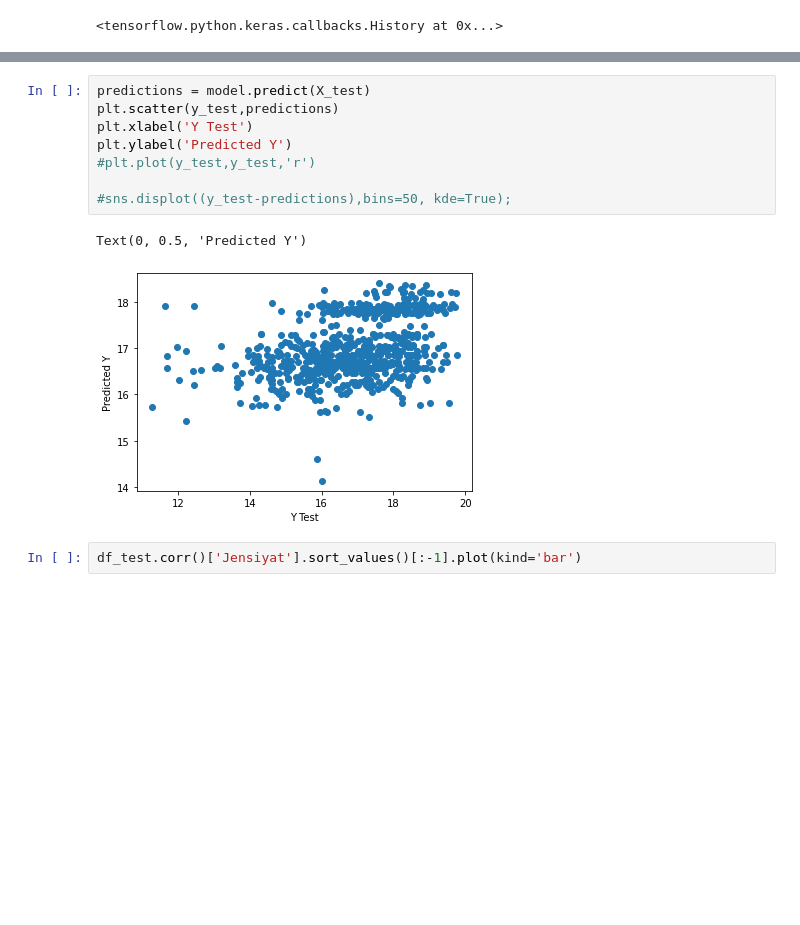
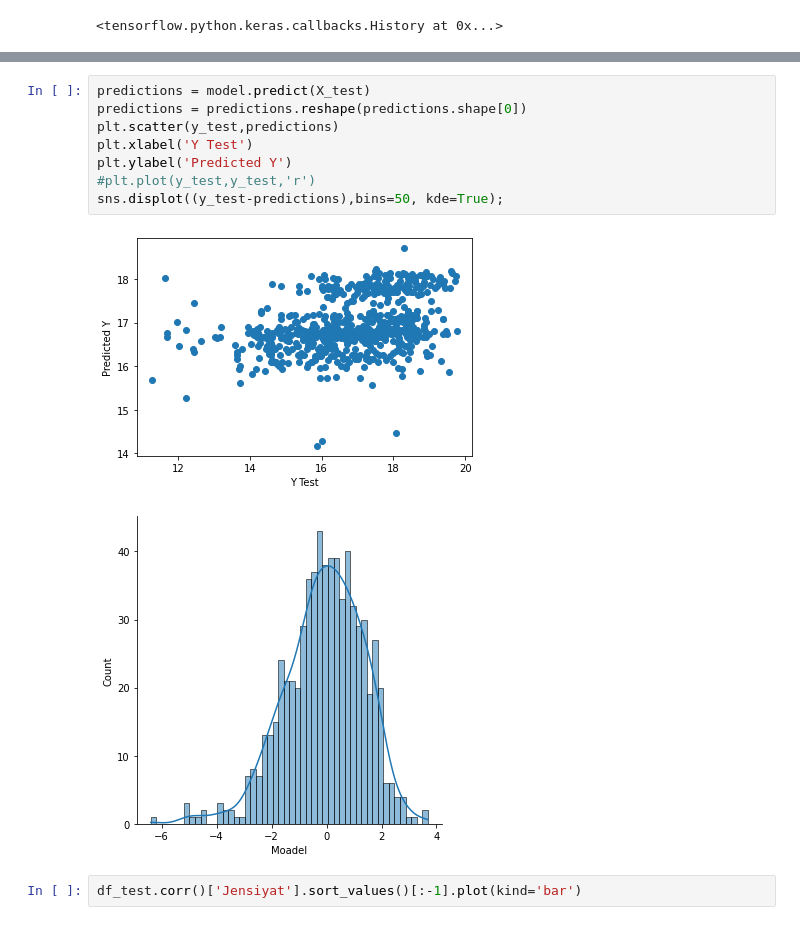
Before and after one commit to mghasemi19/ML_EconEduc, a Jupyter notebook: For_test.ipynb, the cells around one changed output, grey strips where cells are left out. Cells and saved outputs as stored; diff of their text form; blank space fills up the shorter version.

Commit message:
Add more plots

```diff
--- a/For_test.ipynb
+++ b/For_test.ipynb
@@ -316,14 +316,14 @@ losses.plot()
 # %%
 predictions = model.predict(X_test)
+predictions = predictions.reshape(predictions.shape[0])
 plt.scatter(y_test,predictions)
 plt.xlabel('Y Test')
 plt.ylabel('Predicted Y')
 #plt.plot(y_test,y_test,'r')
-
-#sns.displot((y_test-predictions),bins=50, kde=True);
+sns.displot((y_test-predictions),bins=50, kde=True);
 # %% [output]
-Text(0, 0.5, 'Predicted Y')
-[figure, old version]
+[figure, new version]
+[figure, added]
 # %%
 df_test.corr()['Jensiyat'].sort_values()[:-1].plot(kind='bar')
 # %% [output]
```
Also changed, not shown: parts of 6 cells of this notebook.
